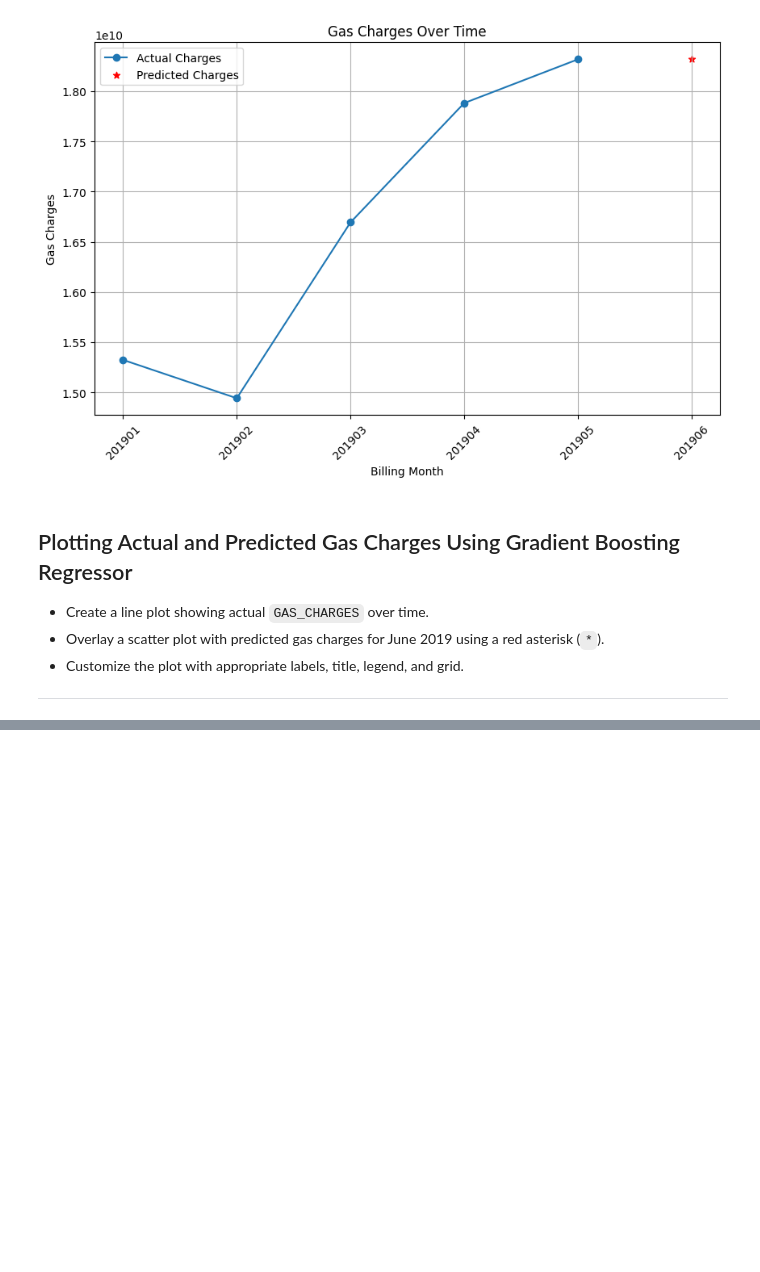
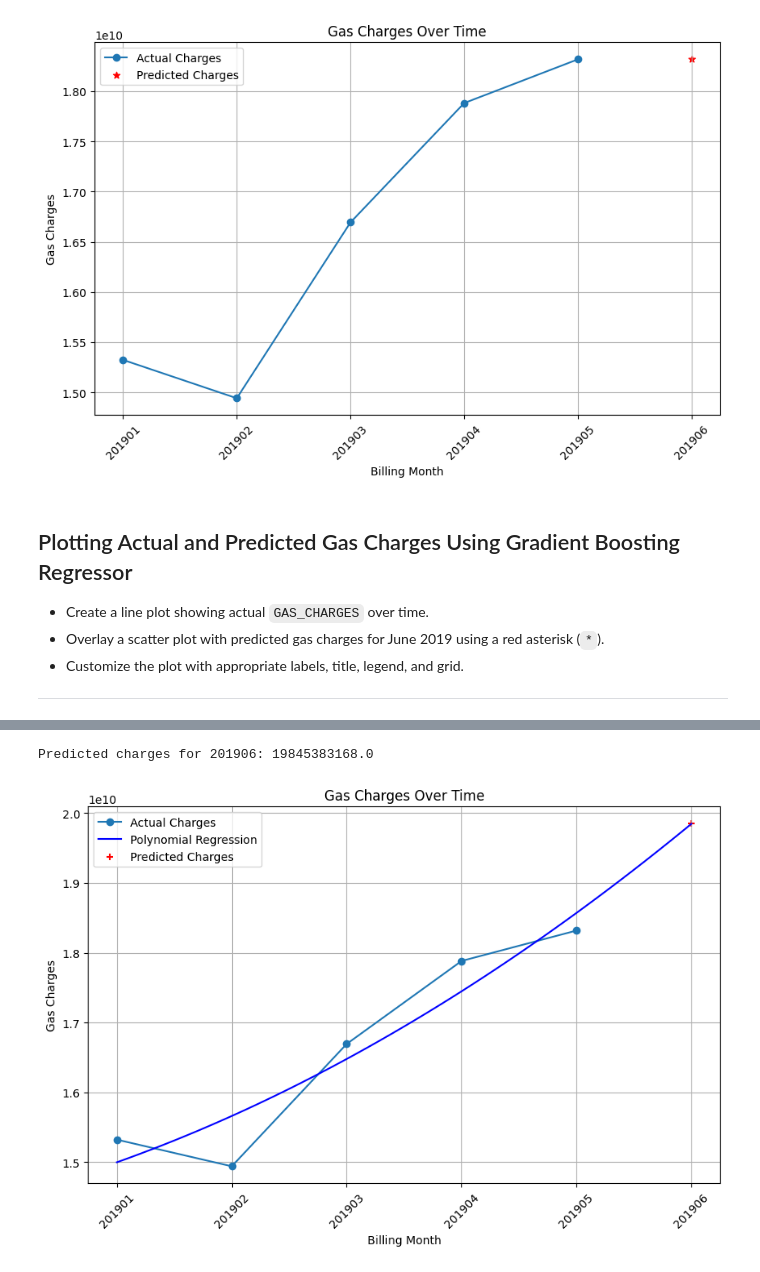
Before and after one commit to ahmedmusharaf31/Data_Analysis, a Jupyter notebook: task1.ipynb, the cells around one changed output, grey strips where cells are left out. Saved outputs shown, nothing was run; the diff lists cells and outputs as text; code cells hidden in the pictures; blank space fills up the shorter version.

```diff
--- a/task1.ipynb
+++ b/task1.ipynb
@@ -344,0 +354,44 @@ NameError: name 'mean_absolute_error' is not defined
+# %%
+# Using the method of Polynomial Regression to Predict Future Gas Charges
+from sklearn.preprocessing import PolynomialFeatures
+x_train=np.array(sum_gas_charges.index).reshape(-1,1)
+y_train=np.array(sum_gas_charges.values)
+
+poly=PolynomialFeatures(degree=2)
+# Y=b0+b1x+b2x^2+...+bnx^n    (here degree is 2)
+
+x_poly_train=poly.fit_transform(x_train)
+
+model=LinearRegression()
+model.fit(x_poly_train,y_train)
+
+x_test=np.array([[201906]])
+x_poly_test=poly.fit_transform(x_test)
+
+y_pred=model.predict(x_poly_test)
+print(f"Predicted charges for 201906: {y_pred[0]}")
+
+# Plotting the results of Polynomial Regression
+plt.figure(figsize=(10,6))
+plt.plot(sum_gas_charges.index, sum_gas_charges.values, marker='o', label='Actual Charges')
+
+x_curve=np.linspace(x_train.min(),x_test.max(),100).reshape(-1,1)
+x_poly_curve=poly.transform(x_curve)
+y_curve=model.predict(x_poly_curve)
+
+plt.plot(x_curve, y_curve, label='Polynomial Regression', color='blue')
+plt.scatter(201906, y_pred, color='red', marker='+', label='Predicted Charges')
+
+xticks = list(sum_gas_charges.index) + [201906]
+plt.xticks(xticks, rotation=45)
+plt.gca().get_xaxis().get_major_formatter().set_useOffset(False)
+
+plt.title('Gas Charges Over Time')
+plt.xlabel('Billing Month')
+plt.ylabel('Gas Charges')
+plt.legend()
+plt.grid(True)
+plt.show()
+# %% [output]
+Predicted charges for 201906: 19845383168.0
+[figure, added]
```
Also changed, not shown: parts of 4 cells of this notebook.
